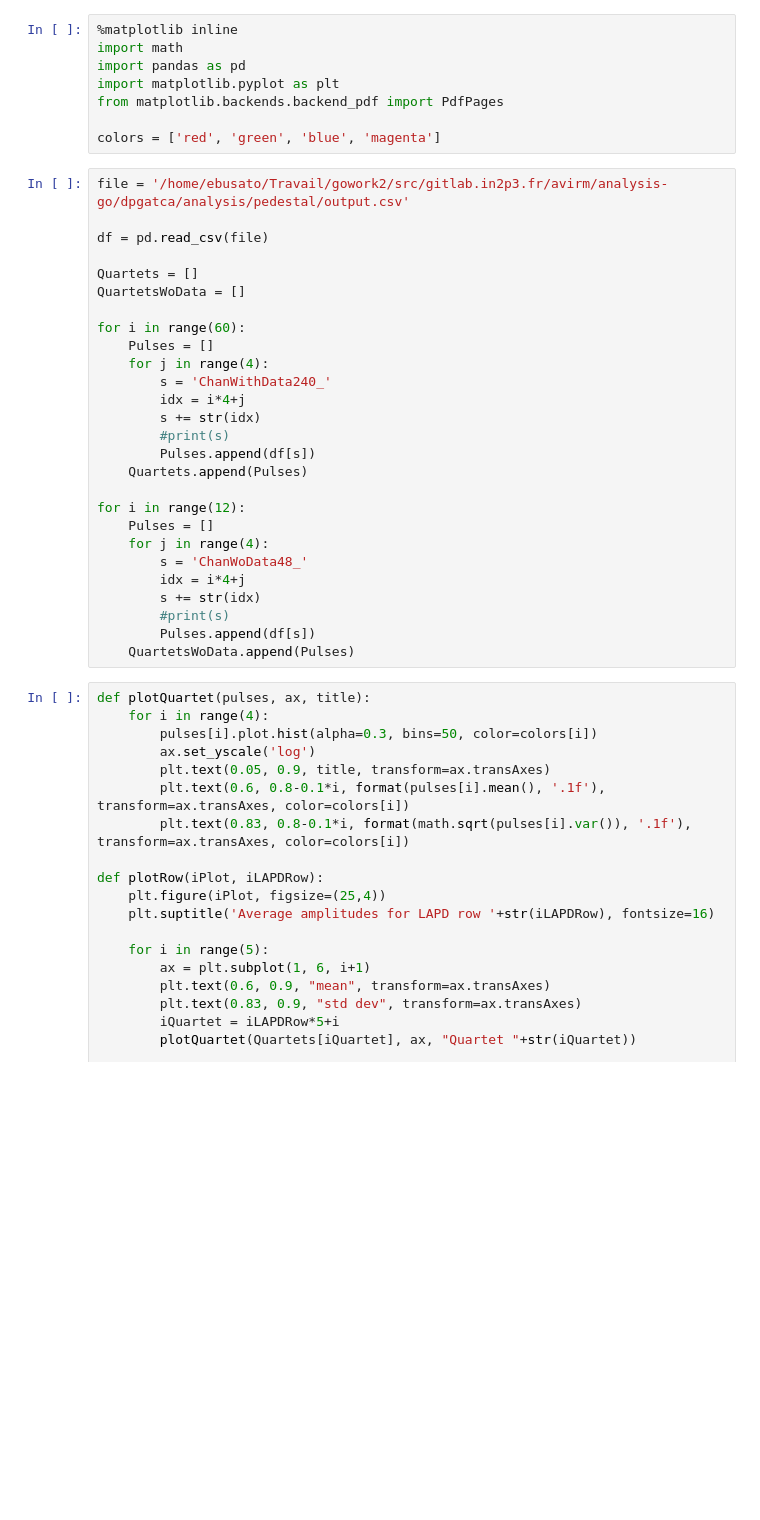
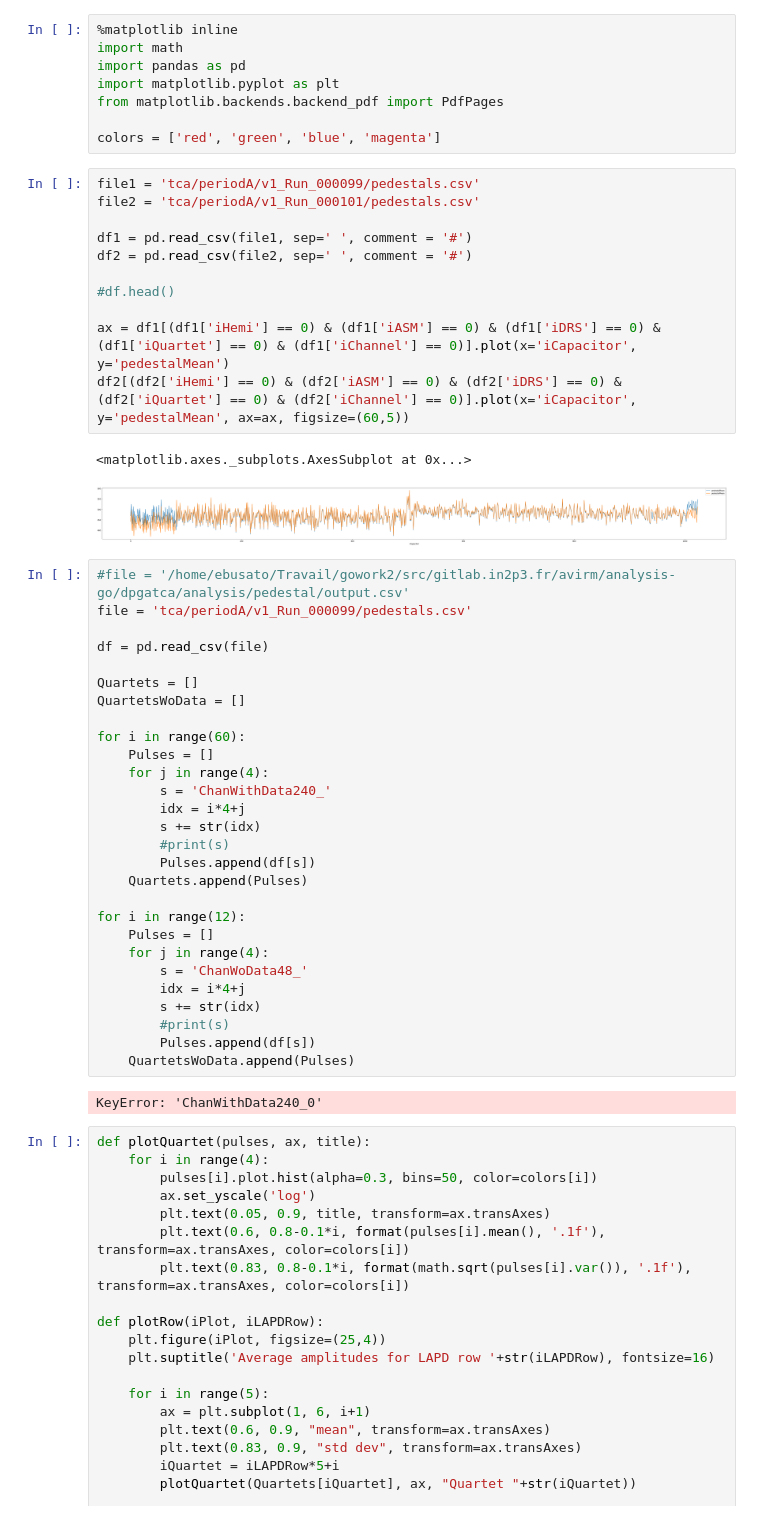
Before and after one commit to ebusato/LAPDstudies_TCA_Pedestal, a Jupyter notebook: Pedestal.ipynb, the cells around one changed output. Saved outputs shown, nothing was run; the diff lists cells and outputs as text; blank space fills up the shorter version.

```diff
--- a/Pedestal.ipynb
+++ b/Pedestal.ipynb
@@ -6,8 +6,23 @@ import matplotlib.pyplot as plt
 from matplotlib.backends.backend_pdf import PdfPages
 
 colors = ['red', 'green', 'blue', 'magenta']
+# %%
+file1 = 'tca/periodA/v1_Run_000099/pedestals.csv'
+file2 = 'tca/periodA/v1_Run_000101/pedestals.csv'
+
+df1 = pd.read_csv(file1, sep=' ', comment = '#')
+df2 = pd.read_csv(file2, sep=' ', comment = '#')
+
+#df.head()
+
+ax = df1[(df1['iHemi'] == 0) & (df1['iASM'] == 0) & (df1['iDRS'] == 0) & (df1['iQuartet'] == 0) & (df1['iChannel'] == 0)].plot(x='iCapacitor', y='pedestalMean')
+df2[(df2['iHemi'] == 0) & (df2['iASM'] == 0) & (df2['iDRS'] == 0) & (df2['iQuartet'] == 0) & (df2['iChannel'] == 0)].plot(x='iCapacitor', y='pedestalMean', ax=ax, figsize=(60,5))
+# %% [output]
+<matplotlib.axes._subplots.AxesSubplot at 0x...>
+[figure, added]
 # %%
-file = '/home/ebusato/Travail/gowork2/src/gitlab.in2p3.fr/avirm/analysis-go/dpgatca/analysis/pedestal/output.csv'
+#file = '/home/ebusato/Travail/gowork2/src/gitlab.in2p3.fr/avirm/analysis-go/dpgatca/analysis/pedestal/output.csv'
+file = 'tca/periodA/v1_Run_000099/pedestals.csv'
 
 df = pd.read_csv(file)
 
@@ -33,6 +48,8 @@ for i in range(12):
         #print(s)
         Pulses.append(df[s])
     QuartetsWoData.append(Pulses)
+# %% [output]
+KeyError: 'ChanWithData240_0'
 # %%
 def plotQuartet(pulses, ax, title):
     for i in range(4):
```
